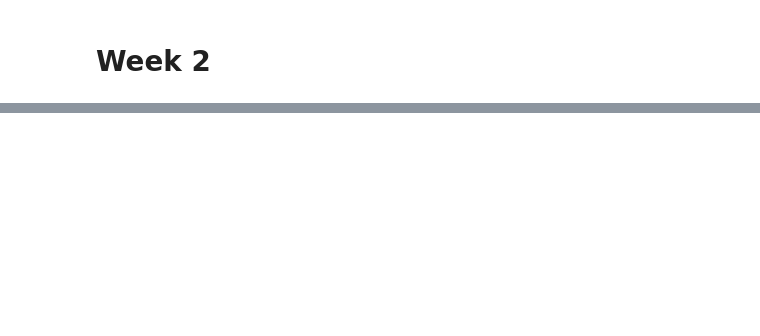
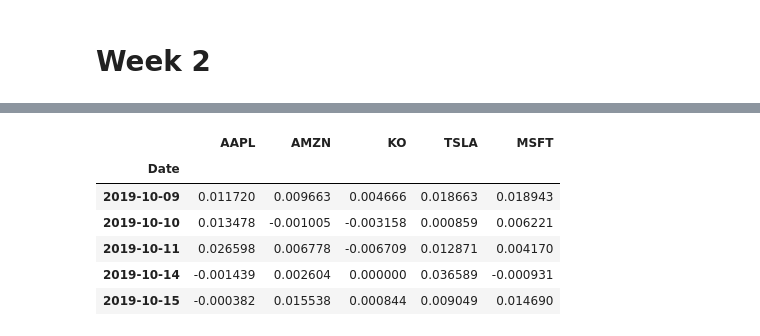
Before and after one commit to z4ir3/finance-courses, a Jupyter notebook: week-2.ipynb, the cells around one changed output, grey strips where cells are left out. Drawn from its saved outputs; the diff is of its cells as text; code cells hidden in the pictures; blank space fills up the shorter version.

```diff
--- a/week-2.ipynb
+++ b/week-2.ipynb
@@ -86,0 +191,12 @@ If $i=j$, $\sigma_{ii}=\sigma_i^2$ (as $rho_{ii}=1$) which is simplt the varianc
+# %%
+# compute the daily returns
+rets = erk.compute_returns(stocks)
+rets.tail()
+# %% [output]
+|  | AAPL | AMZN | KO | TSLA | MSFT |
+| Date |  |  |  |  |  |
+| 2019-10-09 | 0.011720 | 0.009663 | 0.004666 | 0.018663 | 0.018943 |
+| 2019-10-10 | 0.013478 | -0.001005 | -0.003158 | 0.000859 | 0.006221 |
+| 2019-10-11 | 0.026598 | 0.006778 | -0.006709 | 0.012871 | 0.004170 |
+| 2019-10-14 | -0.001439 | 0.002604 | 0.000000 | 0.036589 | -0.000931 |
+| 2019-10-15 | -0.000382 | 0.015538 | 0.000844 | 0.009049 | 0.014690 |
```
Also changed, not shown: parts of 20 cells of this notebook.
